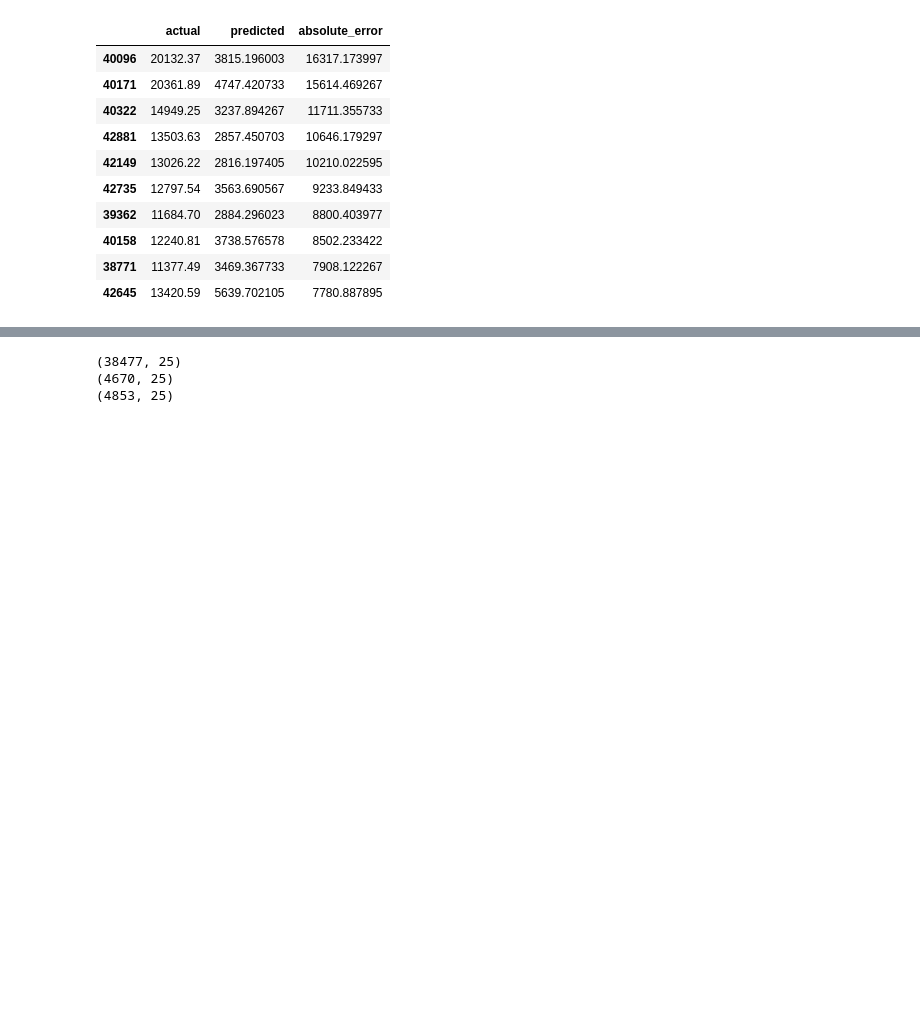
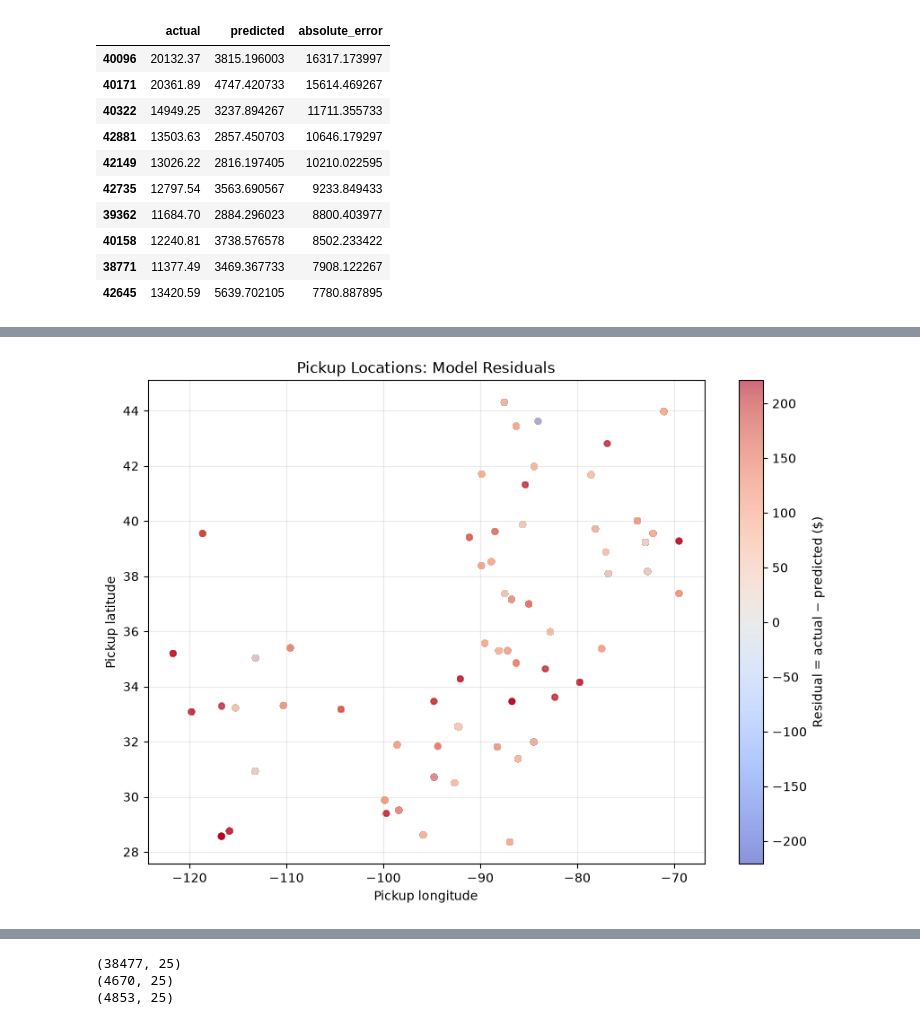
Before and after one commit to Mohammad-Aljafary/Freight-Rate-Prediction-Challenge, a Jupyter notebook: src/notebooks/exploration.ipynb, the cells around one changed output, grey strips where cells are left out. Drawn from its saved outputs; the diff is of its cells as text; code cells hidden in the pictures; blank space fills up the shorter version.

```diff
--- a/src/notebooks/exploration.ipynb
+++ b/src/notebooks/exploration.ipynb
@@ -354,0 +394,23 @@ results.sort_values("absolute_error", ascending=False).head(10)
+# %%
+limit = np.quantile(np.abs(viz["residual"]), 0.95)
+
+plt.figure(figsize=(10, 7))
+
+scatter = plt.scatter(
+    viz["pickup_lon"],
+    viz["pickup_lat"],
+    c=viz["residual"],
+    cmap="coolwarm",
+    norm=TwoSlopeNorm(vmin=-limit, vcenter=0, vmax=limit),
+    alpha=0.6,
+    s=20
+)
+
+plt.colorbar(scatter, label="Residual = actual − predicted ($)")
+plt.xlabel("Pickup longitude")
+plt.ylabel("Pickup latitude")
+plt.title("Pickup Locations: Model Residuals")
+plt.grid(alpha=0.25)
+plt.show()
+# %% [output]
+[figure, added]
```
Also changed, not shown: parts of 12 cells of this notebook.
